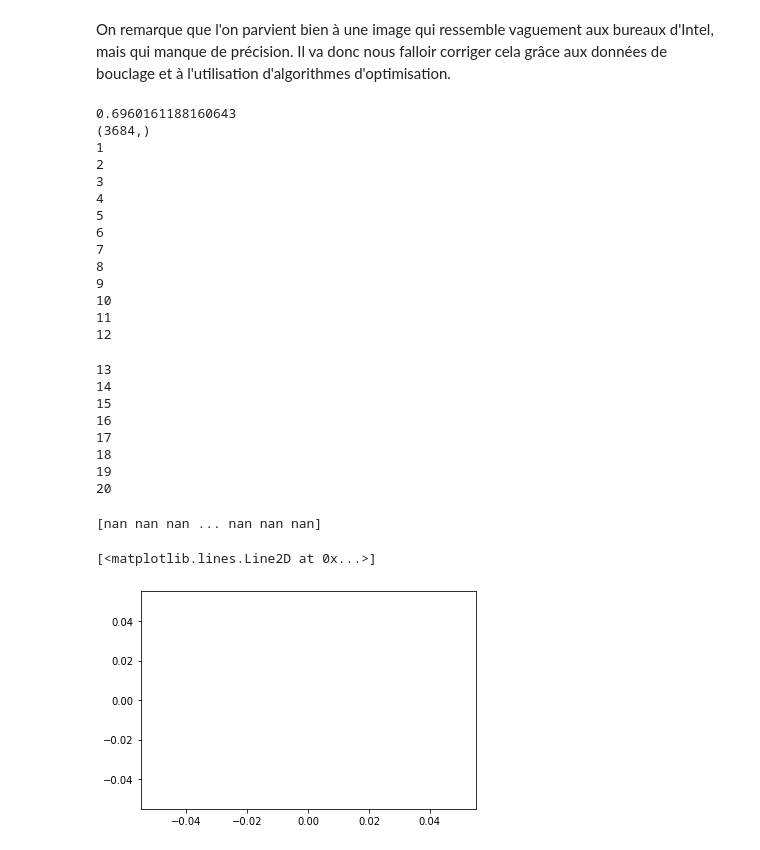
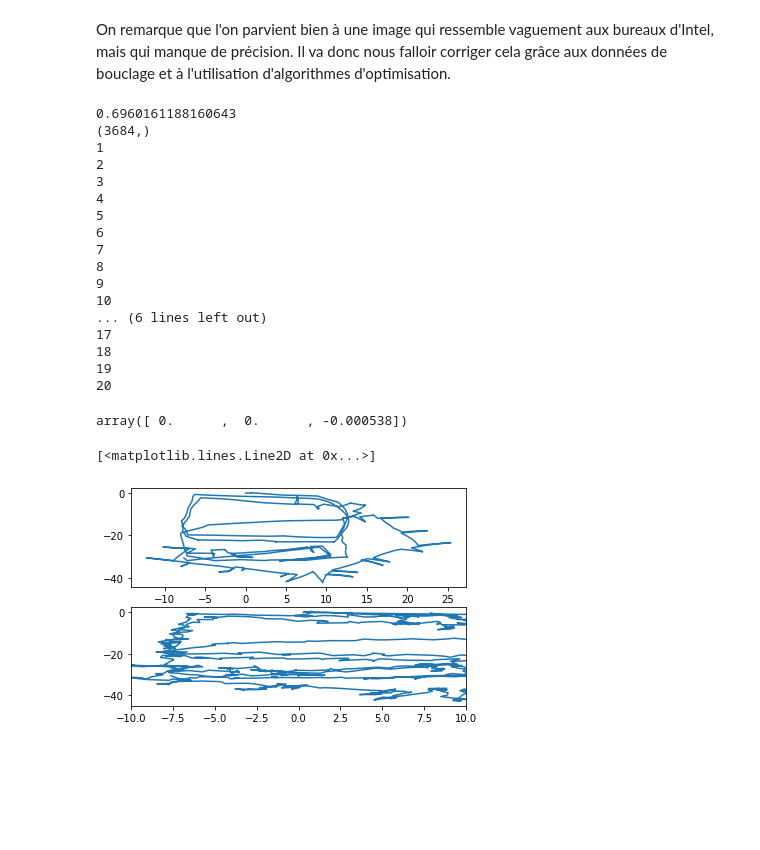
Before and after one commit to martin5555555555/opti, a Jupyter notebook: opti.ipynb, the cells around one changed output. Saved outputs shown, nothing was run; the diff lists cells and outputs as text; code cells hidden in the pictures; blank space fills up the shorter version.

```diff
--- a/opti.ipynb
+++ b/opti.ipynb
@@ -229,13 +201,12 @@ def construire_p_i(z,i):
     n = len(z)//3
     return np.array([z[i-1], z[i+n-1], z[i+2*n-1]])
 # %%
-def gradient_k(z,i,j):
+def gradient_k(z,i,j, delta_i_j):
     p_i = construire_p_i(z,i)
 
     p_j = construire_p_i(z,j)
-    B_j = construire_Ri(p_j) + np.identity(3)
+    R_j = construire_Ri(p_j)
 
-    B_j_t = np.transpose(B_j)
-    res = 2*p_i - 2*np.dot(B_j, p_j)
+    res = 2*p_i - 2*np.dot(R_j, delta_i_j) - 2*p_j
     return res
 # %%
@@ -265,25 +229,28 @@ def gradient_f(z, E):
     n = len(z)//3
     res = np.zeros(3*n)
     #cas i=0:
-    d_di =  gradient_l(z, 1, 0)
-    for (i,j) in E:
-            d_di = gradient_k(z, i, j)
+    delta_i_j = E[0][2]
+    d_di =  gradient_l(z, 1, 0, delta_i_j)
+    for (i,j, delta_i_j) in E:
+            d_di = gradient_k(z, i, j, delta_i_j)
             res[i-1] += d_di[0]
             res[i+n-1] += d_di[1]
             res[i+2*n-1] += d_di[2]
 
-            d_dj = gradient_l(z, i, j)
+            d_dj = gradient_l(z, i, j, delta_i_j)
             res[j-1] += d_dj[0]
             res[j+n-1] += d_dj[1]
             res[j+2*n-1] += d_dj[2]
 
     for i in range (1,n-2):
-        d_di = gradient_k(z, i, i-1) + gradient_l(z, i+1, j)
+        delta_i_j = E[i][2]
+        d_di = gradient_k(z, i, i-1, delta_i_j) + gradient_l(z, i+1, i, delta_i_j)
         res[i-1] = d_di[0]
         res[i+n-1] = d_di[1]
         res[i+2*n-1] = d_di[2]
     #cas i = n-1
-    d_di = gradient_k(z, n, n-1)
+    delta_i_j = E[n-1][2]
+    d_di = gradient_k(z, n, n-1, delta_i_j)
 
 
     return res
@@ -308,7 +275,7 @@ def c(z):
         l[i] = z[2*n+i]* (-1)**(i% 2)- np.pi/2
     return l
 # %%
-def Arrow(z0, liste_delta_pi_odo, dico_delta_pi_boucle, seuil= 0.5, epsilon = 0.001,  pasmax = 20, alpha = 0.001):
+def Arrow(z0, liste_delta_pi_odo, dico_delta_pi_boucle, seuil= 0.5, epsilon = 0.05,  pasmax = 20, alpha = 0.05):
     erreur = seuil +1
     n = len(liste_delta_pi_odo)
     l = np.array([0.5 for i in range (3*n)])
@@ -316,7 +283,7 @@ def Arrow(z0, liste_delta_pi_odo, dico_delta_pi_boucle, seuil= 0.5, epsilon = 0.
     z = z0
     _lambda = np.zeros(2*n)
     nombrepas = 0
-    E = construire_E(dico_delta_pi_boucle, n)
+    E = construire_E(liste_delta_pi_odo, dico_delta_pi_boucle)
 
     while erreur > seuil and nombrepas < pasmax:
         temp =  np.dot(gradient_c(z), _lambda)
@@ -327,11 +294,11 @@ def Arrow(z0, liste_delta_pi_odo, dico_delta_pi_boucle, seuil= 0.5, epsilon = 0.
         print(nombrepas)
     return z
 # %%
-z0 = h(liste_poses)
+z0 = h(liste_poses_1)
 print(z0[5])
 z0 = np.transpose(z0)
 print(z0.shape)
-listes_poses = Arrow(z0, liste_delta_pi_odo, dico_delta_pi_boucle, 0.1)
+listes_poses_2 = Arrow(z0, liste_delta_pi_odo, dico_delta_pi_boucle, 0.1)
 # %% [output]
 0.6960161188160643
 (3684,)
@@ -345,16 +312,15 @@ listes_poses = Arrow(z0, liste_delta_pi_odo, dico_delta_pi_boucle, 0.1)
 8
 9
 10
-11
-12
+... (6 lines left out)
+17
+18
+19
+20
-13
-14
-15
-16
-17
-18
-19
-20
+# %%
+liste_delta_pi_odo[1]
+# %% [output]
+array([ 0.      ,  0.      , -0.000538])
 # %%
 def h(liste_pi):
     n = len(liste_pi)
@@ -372,17 +338,20 @@ def h_inverse(z):
         p_i = construire_p_i(z, i)
         liste_pi.append(p_i)
     return np.array(liste_pi)
-# %%
-#affichage
-listes_poses = h_inverse(listes_poses)
-x = listes_poses[:,0]
-print(x)
-y = listes_poses[:,1]
-plt.plot(x,y)
-# %% [output]
-[nan nan nan ... nan nan nan]
-[<matplotlib.lines.Line2D at 0x...>]
-[figure, removed]
+# %%
+#affichage
+fig, axes = plt.subplots(2)
+listes_poses_2 = h_inverse(listes_poses_2)
+x1 = liste_poses_1[:,0]
+y1 = liste_poses_1[:,1]
+x2 = listes_poses_2[:,0]
+y2 = listes_poses_2[:,1]
+plt.xlim(-10,10)
+axes[0].plot(x1,y1)
+axes[1].plot(x2,y2)
+# %% [output]
+[<matplotlib.lines.Line2D at 0x...>]
+[figure, added]
 # %% [markdown]
 ## Nouvelle méthode:
 On va essayer d'utiliser Gauss Newton:
```
Also changed, not shown: parts of 15 cells of this notebook.
